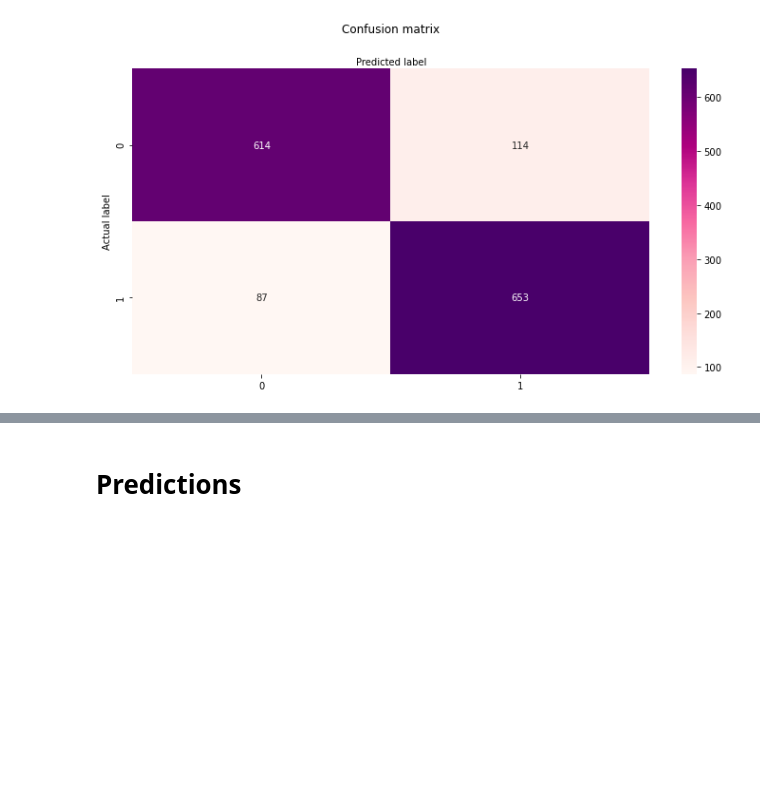
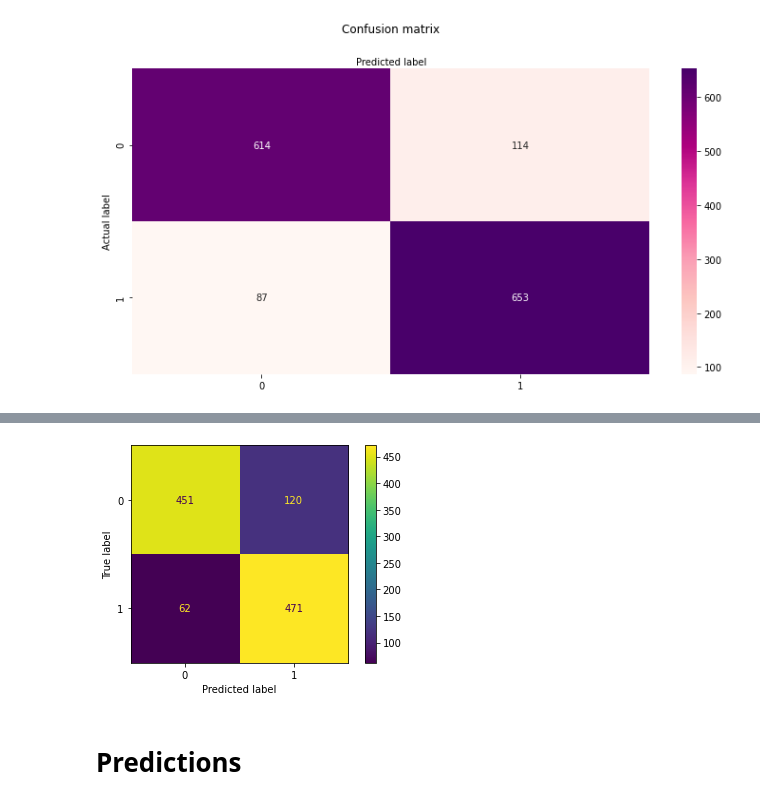
Before and after one commit to will09122000/Spotify-Hit-Predictor, a Jupyter notebook: Spotify.ipynb, the cells around one changed output, grey strips where cells are left out. Saved outputs shown, nothing was run; the diff lists cells and outputs as text; code cells hidden in the pictures; blank space fills up the shorter version.

```diff
--- a/Spotify.ipynb
+++ b/Spotify.ipynb
@@ -29,7 +30,7 @@ import glob
 # Load and Combine Datasets
 # %%
 # Make a list of all the decade dataset file names.
-all_file_names = [i for i in glob.glob('*.csv')]
+all_file_names = [i for i in glob.glob('./Spotify/*.csv')]
 
 # Sort the list so decades appear in chronological order.
 all_file_names = sorted(all_file_names, key=lambda decade: int(decade[-9:-5]))
@@ -175,0 +183,29 @@ pyplot.show()
+# %%
+from sklearn.model_selection import GridSearchCV
+from sklearn.neural_network import MLPClassifier
+from sklearn.metrics import classification_report
+"""
+parameter_space = {
+    'activation': ['identity', 'logistic', 'tanh', 'relu'],
+    'solver': ['sgd', 'adam'],
+    'max_iter': [200, 300, 500, 1000],
+    'learning_rate': ['constant','adaptive'],
+}
+mlp = MLPClassifier(max_iter=100)
+clf = GridSearchCV(mlp, parameter_space, n_jobs=-1, cv=3)
+clf.fit(data[1980]['X_train'], data[1980]['Y_train'])
+print('Best parameters found:\n', clf.best_params_)
+
+from sklearn.metrics import classification_report
+print('Results on the test set:')
+print(classification_report(data[1980]['Y_test'], clf.predict(data[1980]['X_test'])))
+"""
+
+for decade in range(1960, 2020, 10):
+    clf = MLPClassifier(random_state=1)
+    clf.fit(data[decade]['X_train'], data[decade]['Y_train'])
+
+    predictions = clf.predict(data[decade]['X_test'])
+
+    print(str(decade))
+    print(classification_report(data[decade]['Y_test'], clf.predict(data[decade]['X_test'])))
@@ -176,3 +268,12 @@ pyplot.show()
+# %%
+from sklearn.metrics import confusion_matrix, ConfusionMatrixDisplay
+
+cm = confusion_matrix(data[1990]['Y_test'], predictions, labels=clf.classes_)
+disp = ConfusionMatrixDisplay(confusion_matrix=cm, display_labels=clf.classes_)
+disp.plot()
+plt.show()
+# %% [output]
+[figure, added]
 # %% [markdown]
 # Predictions
 # %%
```
Also changed, not shown: parts of 4 cells of this notebook.
